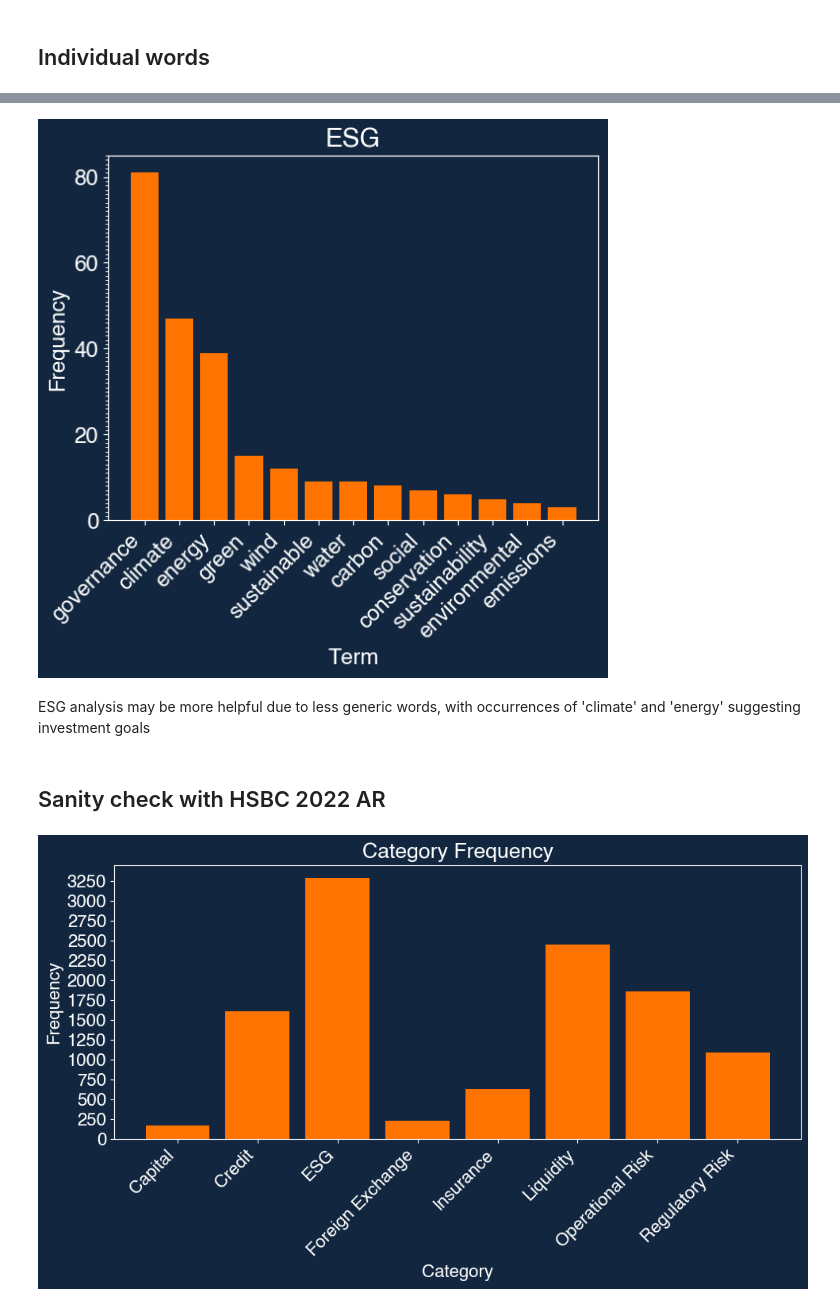
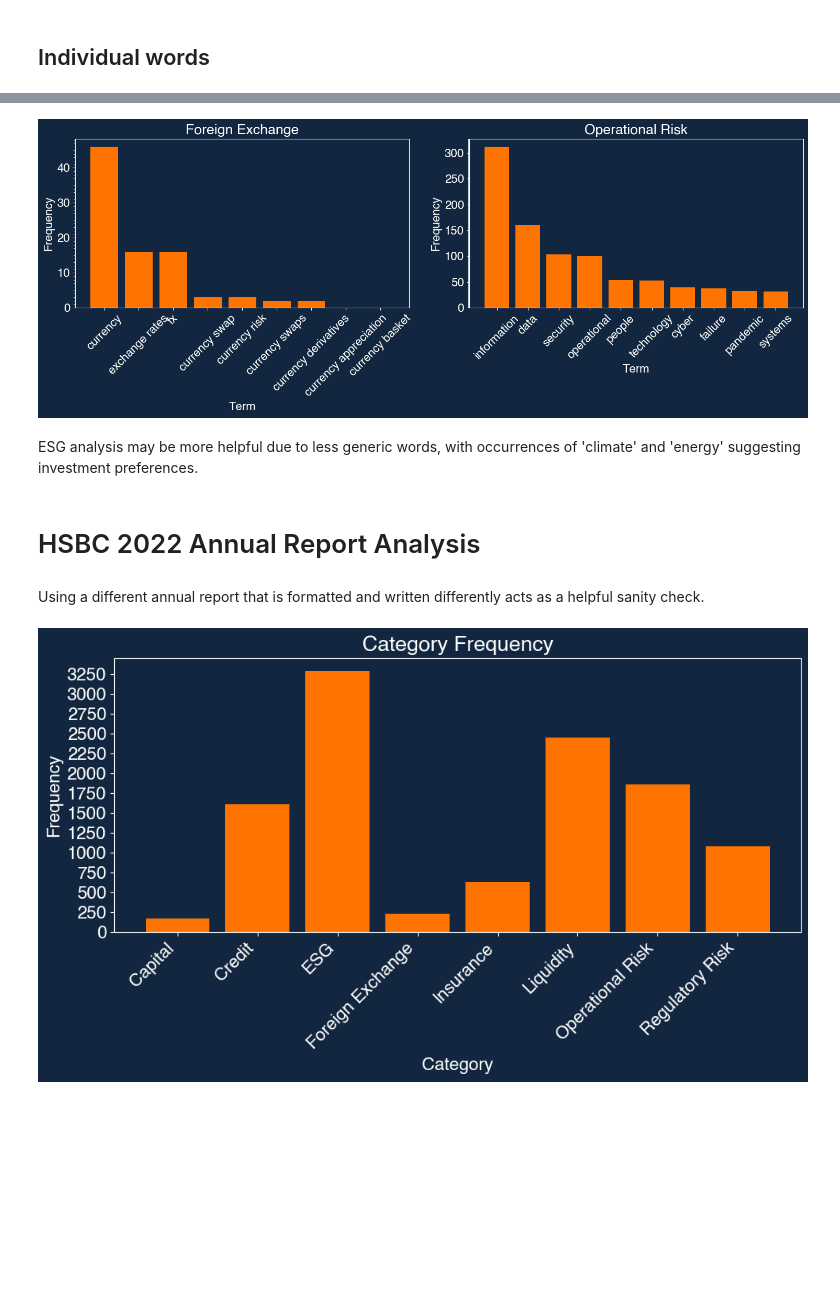
Before and after one commit to george-m2/financial-reports-data-mining, a Jupyter notebook: textExtractionDemo.ipynb, the cells around one changed output, grey strips where cells are left out. Cells and saved outputs as stored; diff of their text form; code cells hidden in the pictures; blank space fills up the shorter version.

```diff
--- a/textExtractionDemo.ipynb
+++ b/textExtractionDemo.ipynb
@@ -184,11 +196,18 @@ This does not tell us much, however n-gram analysis may assist in understanding
-# %%
-plot_category(15, 'ESG', jpm_df)
-# %% [output]
-[figure, removed]
+# %%
+fig, (ax1, ax2) = plt.subplots(1, 2, figsize=(15, 6))
+plot_category(10, 'Foreign Exchange', jpm_df, ax1)
+plot_category(10, 'Operational Risk', jpm_df, ax2)
+
+plt.tight_layout()
+plt.show()
+# %% [output]
+[figure, added]
 # %% [markdown]
-ESG analysis may be more helpful due to less generic words, with occurrences of 'climate' and 'energy' suggesting investment goals
+ESG analysis may be more helpful due to less generic words, with occurrences of 'climate' and 'energy' suggesting investment preferences.
 # %% [markdown]
-## Sanity check with HSBC 2022 AR
+# HSBC 2022 Annual Report Analysis
+# %% [markdown]
+Using a different annual report that is formatted and written differently acts as a helpful sanity check.
 # %%
 text_hsbc = extractPDF('src/hsbc/230221-annual-report-and-accounts-2022.pdf')
 df_hsbc = searchPDF(text_hsbc)
```
Also changed, not shown: parts of 15 cells of this notebook.
